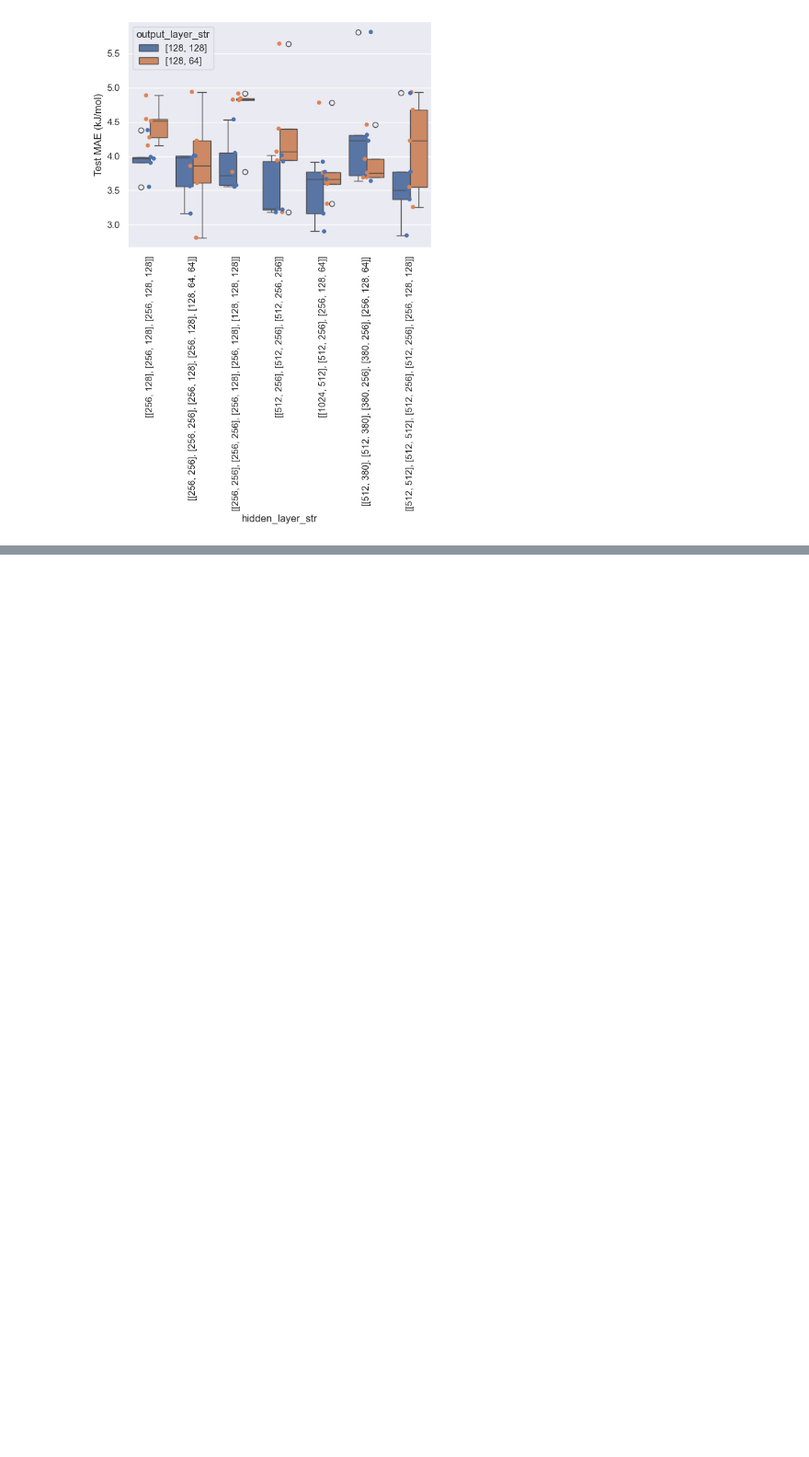
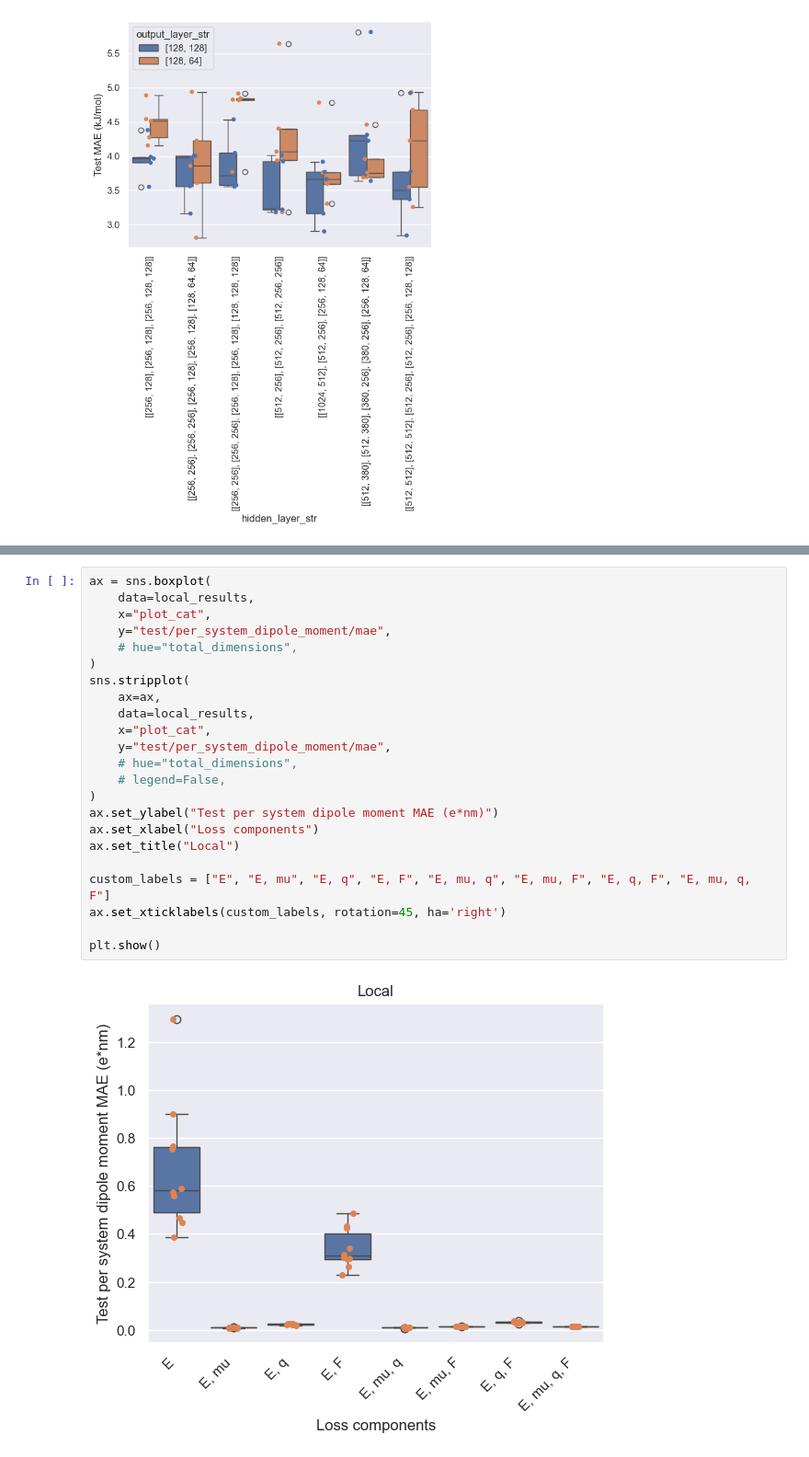
Before and after one commit to MarshallYan/modelforge-experiments, a Jupyter notebook: analysis/aimnet2_qm9.ipynb, the cells around one changed output, grey strips where cells are left out. Shown at 92% size. Cells and saved outputs as stored; diff of their text form; blank space fills up the shorter version.

```diff
--- a/analysis/aimnet2_qm9.ipynb
+++ b/analysis/aimnet2_qm9.ipynb
@@ -579,0 +751,25 @@ plt.show()
+# %%
+ax = sns.boxplot(
+    data=local_results,
+    x="plot_cat",
+    y="test/per_system_dipole_moment/mae",
+    # hue="total_dimensions",
+)
+sns.stripplot(
+    ax=ax,
+    data=local_results,
+    x="plot_cat",
+    y="test/per_system_dipole_moment/mae",
+    # hue="total_dimensions",
+    # legend=False,
+)
+ax.set_ylabel("Test per system dipole moment MAE (e*nm)")
+ax.set_xlabel("Loss components")
+ax.set_title("Local")
+
+custom_labels = ["E", "E, mu", "E, q", "E, F", "E, mu, q", "E, mu, F", "E, q, F", "E, mu, q, F"]
+ax.set_xticklabels(custom_labels, rotation=45, ha='right')
+
+plt.show()
+# %% [output]
+[figure, added]
```
Also changed, not shown: parts of 35 cells of this notebook, 1 other file.
